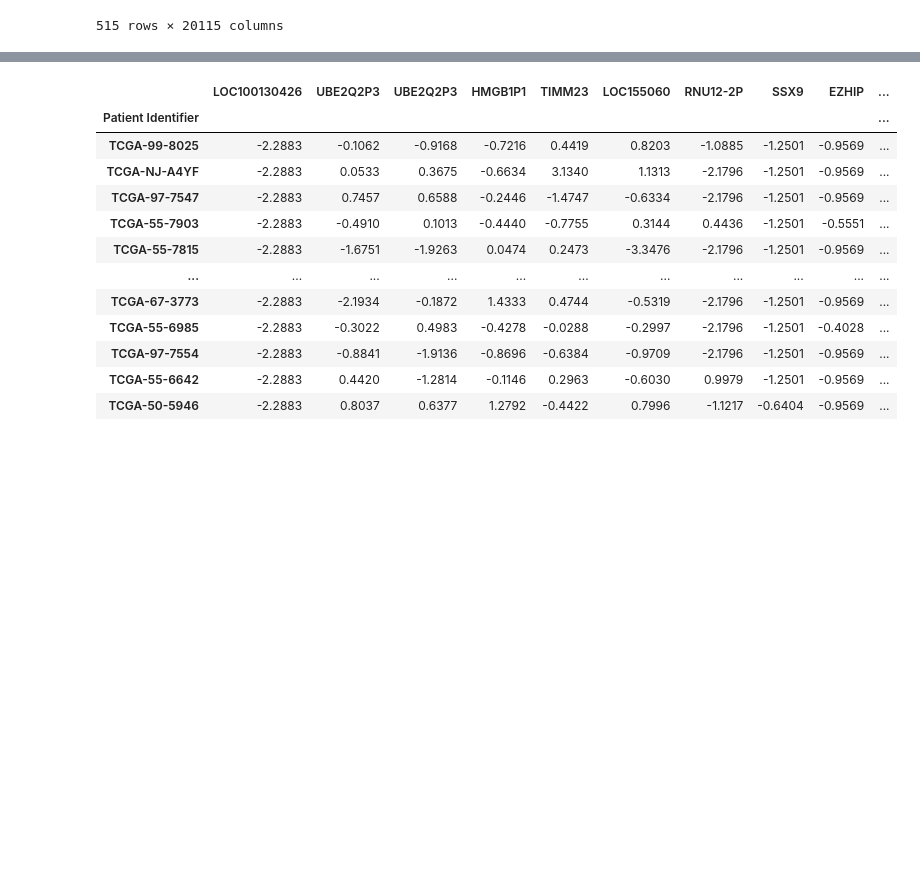
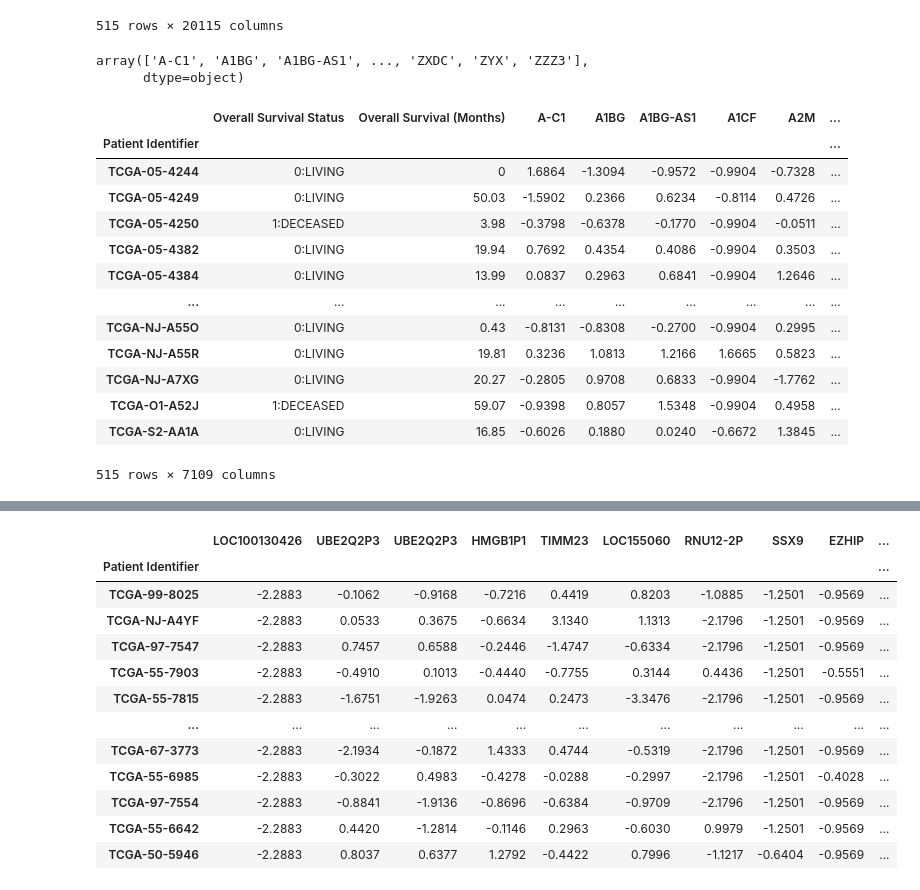
Before and after one commit to DeveloperSeJin/-Deep-Learning-Based-Survival-Analysis-Using-is-Using-Genomic-Data, a Jupyter notebook: UNLV프로젝트.ipynb, the cells around one changed output, grey strips where cells are left out. Drawn from its saved outputs; the diff is of its cells as text; code cells hidden in the pictures; blank space fills up the shorter version.

```diff
--- a/UNLV프로젝트.ipynb
+++ b/UNLV프로젝트.ipynb
@@ -91,3 +91,29 @@ data
 | TCGA-O1-A52J | 1:DECEASED | 59.07 | -2.2883 | 0.4532 | 1.0870 | -1.3473 | ... |
 | TCGA-S2-AA1A | 0:LIVING | 16.85 | -2.2883 | 0.9225 | -0.2293 | -0.7319 | ... |
 515 rows × 20115 columns
+# %%
+extl = pd.read_csv('./drive/MyDrive/UNLV_project/corrIndex.txt', sep='\n')
+extl = extl.values.flatten()
+extl
+# %% [output]
+array(['A-C1', 'A1BG', 'A1BG-AS1', ..., 'ZXDC', 'ZYX', 'ZZZ3'],
+      dtype=object)
+# %%
+extract_file = data[extl]
+extract_file = data2.merge(extract_file, left_on = 'Patient Identifier', right_index = True)
+extract_file
+# %% [output]
+|  | Overall Survival Status | Overall Survival (Months) | A-C1 | A1BG | A1BG-AS1 | A1CF | A2M | ... |
+| Patient Identifier |  |  |  |  |  |  |  | ... |
+| TCGA-05-4244 | 0:LIVING | 0 | 1.6864 | -1.3094 | -0.9572 | -0.9904 | -0.7328 | ... |
+| TCGA-05-4249 | 0:LIVING | 50.03 | -1.5902 | 0.2366 | 0.6234 | -0.8114 | 0.4726 | ... |
+| TCGA-05-4250 | 1:DECEASED | 3.98 | -0.3798 | -0.6378 | -0.1770 | -0.9904 | -0.0511 | ... |
+| TCGA-05-4382 | 0:LIVING | 19.94 | 0.7692 | 0.4354 | 0.4086 | -0.9904 | 0.3503 | ... |
+| TCGA-05-4384 | 0:LIVING | 13.99 | 0.0837 | 0.2963 | 0.6841 | -0.9904 | 1.2646 | ... |
+| ... | ... | ... | ... | ... | ... | ... | ... | ... |
+| TCGA-NJ-A55O | 0:LIVING | 0.43 | -0.8131 | -0.8308 | -0.2700 | -0.9904 | 0.2995 | ... |
+| TCGA-NJ-A55R | 0:LIVING | 19.81 | 0.3236 | 1.0813 | 1.2166 | 1.6665 | 0.5823 | ... |
+| TCGA-NJ-A7XG | 0:LIVING | 20.27 | -0.2805 | 0.9708 | 0.6833 | -0.9904 | -1.7762 | ... |
+| TCGA-O1-A52J | 1:DECEASED | 59.07 | -0.9398 | 0.8057 | 1.5348 | -0.9904 | 0.4958 | ... |
+| TCGA-S2-AA1A | 0:LIVING | 16.85 | -0.6026 | 0.1880 | 0.0240 | -0.6672 | 1.3845 | ... |
+515 rows × 7109 columns
```
Also changed, not shown: parts of 4 cells of this notebook.
